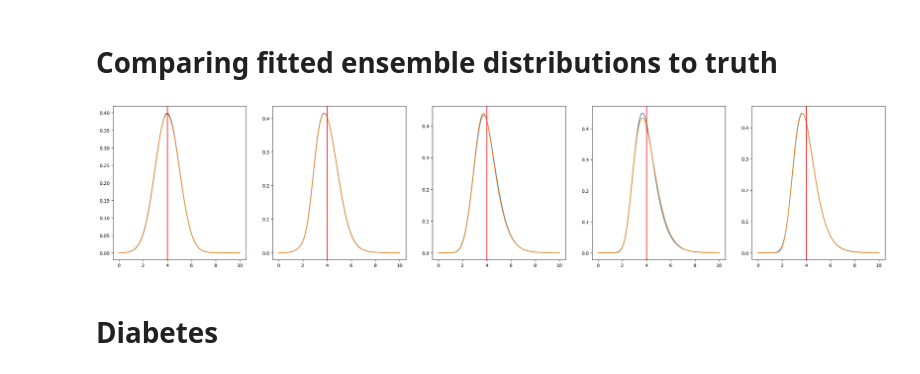
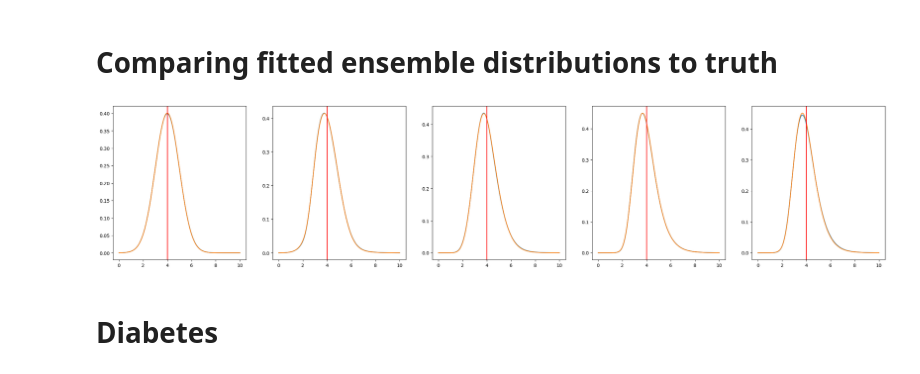
Before and after one commit to ihmeuw-msca/distrem, a Jupyter notebook: plots.ipynb, the cells around one changed output. Saved outputs shown, nothing was run; the diff lists cells and outputs as text; code cells hidden in the pictures.

```diff
--- a/plots.ipynb
+++ b/plots.ipynb
@@ -54,8 +49,8 @@ for distribution in distribution_dict:
   #   case _:
   #     fitted_distributions
   #     case "MSCAbeta":
-  if distribution != "beta":
-    if distribution == "MSCAbeta":
+  if distribution != "Beta":
+    if distribution == "Beta":
       fitted_distributions[distribution] = distribution_dict[distribution](MEAN, VARIANCE, 1, 9)
     else:
       fitted_distributions[distribution] = distribution_dict[distribution](MEAN, VARIANCE)
@@ -83,11 +76,11 @@ def plot_ensembles(named_weights, mean, variance, support, figsize):
     ax[i].plot(support, pdf)
     ax[i].axvline(mean, color="red")
 
-named_weights = [{"normal": 0.99, "gumbel": 0.01},
-                 {"normal": 0.6, "gumbel": 0.4},
-                 {"gamma": 0.7, "fisk": 0.3},
-                 {"invgamma": 0.3, "lognormal": 0.5, "fisk": 0.2},
-                 {"gamma": 0.2, "invgamma": 0.3, "lognormal": 0.3, "fisk": 0.2}]
+named_weights = [{"Normal": 0.99, "GumbelR": 0.01},
+                 {"Normal": 0.6, "GumbelR": 0.4},
+                 {"Gamma": 0.7, "Fisk": 0.3},
+                 {"InvGamma": 0.3, "LogNormal": 0.5, "Fisk": 0.2},
+                 {"Gamma": 0.2, "InvGamma": 0.3, "LogNormal": 0.3, "Fisk": 0.2}]
 
 plot_ensembles(named_weights, MEAN, VARIANCE, support, (30, 6))
 # %% [output]
@@ -97,26 +90,26 @@ plot_ensembles(named_weights, MEAN, VARIANCE, support, (30, 6))
 # %%
 support = np.linspace(0, 10, 200)
 
 def ensemble_comparison(named_weights, objective, mean, variance, support, figsize):
   fig, ax = plt.subplots(1, len(named_weights), figsize=figsize)
   for i in range(len(named_weights)):
     mod = EnsembleDistribution(named_weights[i], mean, variance)
     mod_draws = mod.rvs(size=10000)
     fit = EnsembleFitter(list(named_weights[i].keys()), objective).fit(mod_draws)
     pdf = mod.pdf(support)
     ax[i].plot(support, pdf)
     ax[i].plot(support, fit.ensemble_distribution.pdf(support))
     ax[i].axvline(mean, color="red")
 
-named_weights = [{"normal": 0.99, "gumbel": 0.01},
-                 {"normal": 0.6, "gumbel": 0.4},
-                 {"gamma": 0.7, "fisk": 0.3},
-                 {"invgamma": 0.3, "lognormal": 0.5, "fisk": 0.2},
-                 {"gamma": 0.2, "invgamma": 0.3, "lognormal": 0.3, "fisk": 0.2}]
+named_weights = [{"Normal": 0.99, "GumbelR": 0.01},
+                 {"Normal": 0.6, "GumbelR": 0.4},
+                 {"Gamma": 0.7, "Fisk": 0.3},
+                 {"InvGamma": 0.3, "LogNormal": 0.5, "Fisk": 0.2},
+                 {"Gamma": 0.2, "InvGamma": 0.3, "LogNormal": 0.3, "Fisk": 0.2}]
 
 ensemble_comparison(named_weights, "KS", MEAN, VARIANCE, support, (30, 6))
 # %% [output]
-[figure, old version]
+[figure, new version]
 # %% [markdown]
 # Diabetes
 # %%
```
Also changed, not shown: parts of 5 cells of this notebook, 1 other file.
